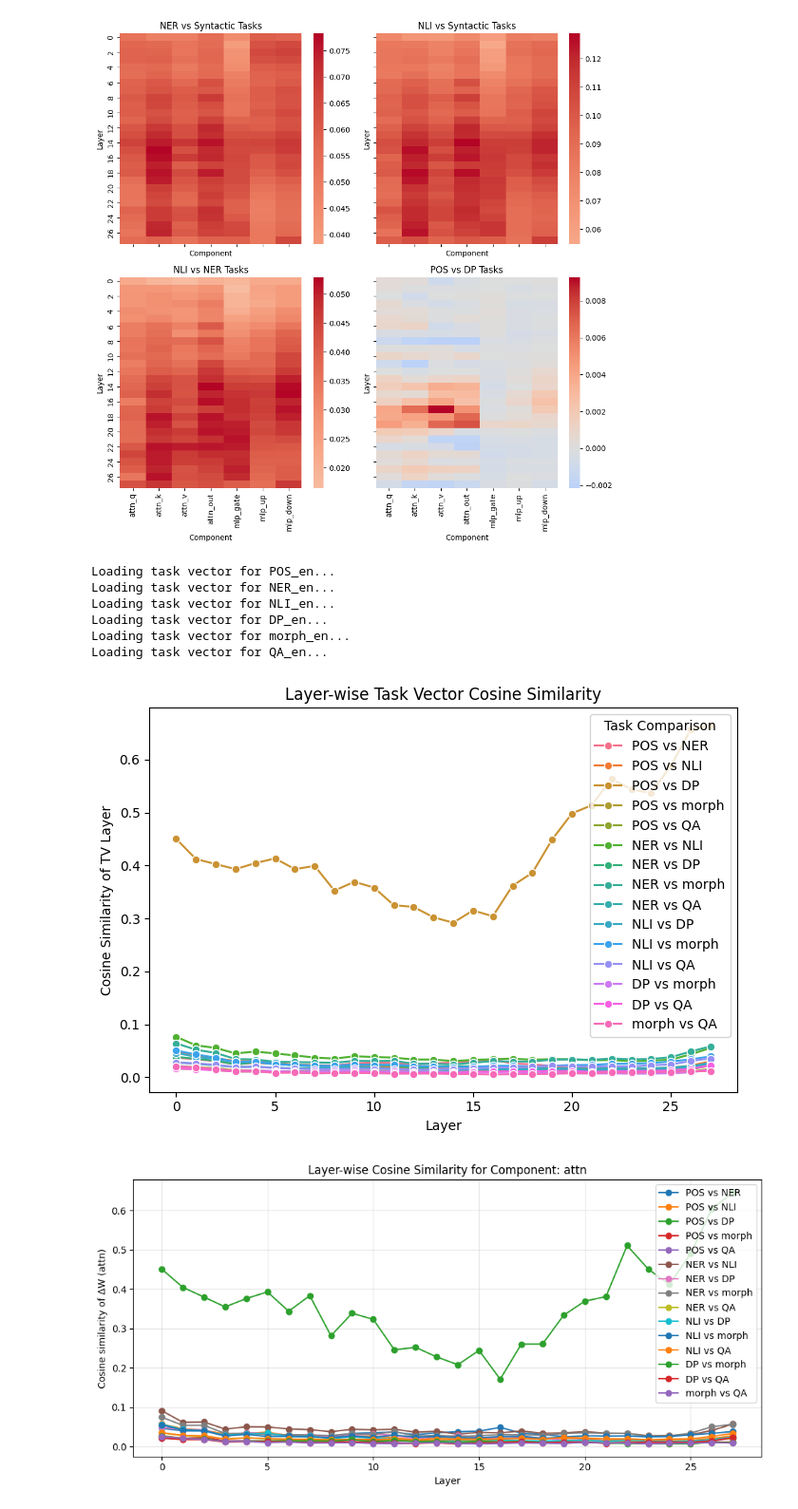
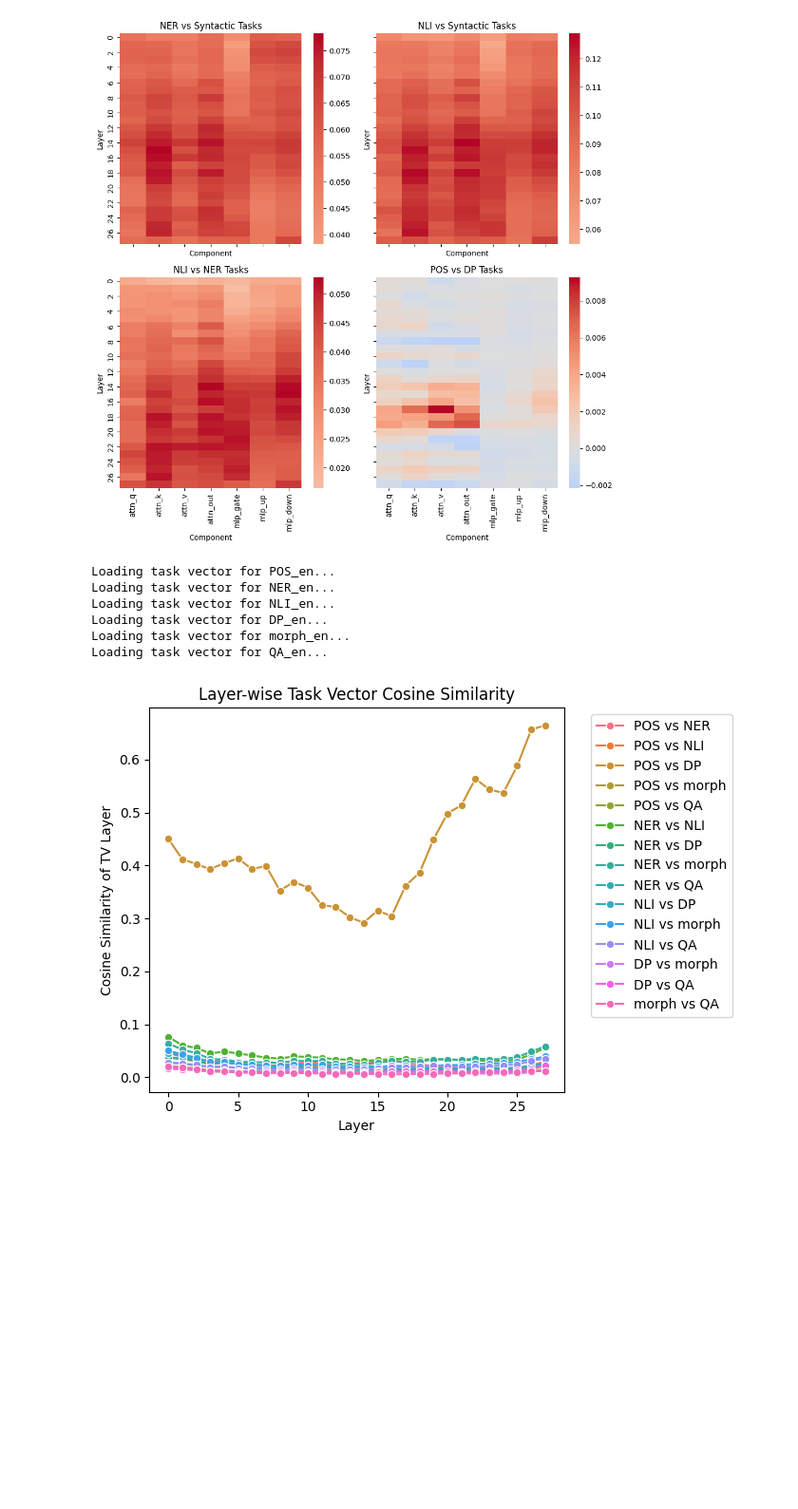
Before and after one commit to erafkin/xling_task_transfer, a Jupyter notebook: notebooks/figure_generation.ipynb, the cells around one changed output. Shown at 95% size. Cells and saved outputs as stored; diff of their text form; code cells hidden in the pictures; blank space fills up the shorter version.

```diff
--- a/notebooks/figure_generation.ipynb
+++ b/notebooks/figure_generation.ipynb
@@ -1040,7 +1230,7 @@ from scripts.task_vectors import TaskVector
 # Config
 # -----------------------------
 qwen_model = "Qwen/Qwen3-0.6B"
-tasks = ["NER_en", "NLI_en", "POS_en", "DP_en", "morph_en", "QA_en"]
+tasks = ["NER_en", "NLI_en", "QA_en", "POS_en", "DP_en", "morph_en"]
 
 device = "cuda" if torch.cuda.is_available() else "cpu"
 
@@ -1081,7 +1271,7 @@ base_state = base_model.state_dict()
 # -----------------------------
 # Plot setup
 # -----------------------------
-fig, axes = plt.subplots(3, 2, figsize=(12, 12), sharex=False, sharey=False)
+fig, axes = plt.subplots(2, 3, figsize=(12, 10), sharex=False, sharey=False)
 axes = axes.flatten()
 
 
@@ -1144,7 +1334,10 @@ for i, task in enumerate(tasks):
         ax=ax,
     )
     ax.tick_params(labelleft=True)  # force y tick labels visible
-    ax.set_title(task.split("_")[0], fontsize=12)
+    task_name = task.split("_")[0]
+    if task_name=="morph":
+        task_name = "MI"
+    ax.set_title(task_name, fontsize=12)
     ax.set_xlabel("Component", fontsize=12)
     ax.set_xticklabels(ax.get_xticklabels(), fontsize=12)
     ax.set_yticklabels(ax.get_yticklabels(), fontsize=10)
@@ -1382,7 +1575,10 @@ for task in tasks:
     ).to(device)
 
     tv = TaskVector(pretrained_model=base_model, finetuned_model=finetuned_model)
-    task_vectors[task.split("_")[0]] = tv.vector  # dict: param_name -> delta tensor
+    task_name = task.split("_")[0]
+    if task_name == "moph":
+        task_name = "MI"
+    task_vectors[task_name] = tv.vector  # dict: param_name -> delta tensor
 
 # -----------------------------
 # Helper: get layer number
@@ -1449,47 +1645,34 @@ layer_records = []
 
 for pair, values in layer_cosine.items():
     for layer, val in enumerate(values):
         layer_records.append({
             "Layer": layer,
             "Cosine": val,
             "Task Comparison": f"{pair[0]} vs {pair[1]}"
         })
 
 layer_df = pd.DataFrame(layer_records)
 
 plt.figure(figsize=(7,5))
-sns.lineplot(
+ax = sns.lineplot(
     data=layer_df,
     x="Layer",
     y="Cosine",
     hue="Task Comparison",
     marker="o"
 )
 
 plt.title("Layer-wise Task Vector Cosine Similarity")
 plt.ylabel("Cosine Similarity of TV Layer")
+
+ax.legend(bbox_to_anchor=(1.05, 1), loc='upper left')
 plt.tight_layout()
 plt.show()
-# -----------------------------
-# Plot component-wise cosine similarity
-# -----------------------------
-for comp in component_patterns:
-    plt.figure(figsize=(10,5))
-    for pair, comp_dict in component_cosine.items():
-        plt.plot(range(num_layers), comp_dict[comp], marker='o', label=f"{pair[0]} vs {pair[1]}")
-    plt.xlabel("Layer")
-    plt.ylabel(f"Cosine similarity of ΔW ({comp})")
-    plt.title(f"Layer-wise Cosine Similarity for Component: {comp}")
-    plt.legend()
-    plt.grid(alpha=0.3)
-    plt.tight_layout()
-    plt.show()
 # %% [output]
 Loading task vector for POS_en...
 Loading task vector for NER_en...
 Loading task vector for NLI_en...
 Loading task vector for DP_en...
 Loading task vector for morph_en...
 Loading task vector for QA_en...
-[figure, old version]
+[figure, new version]
-[figure, removed]
```
Also changed, not shown: parts of 9 cells of this notebook, 19 other files.
